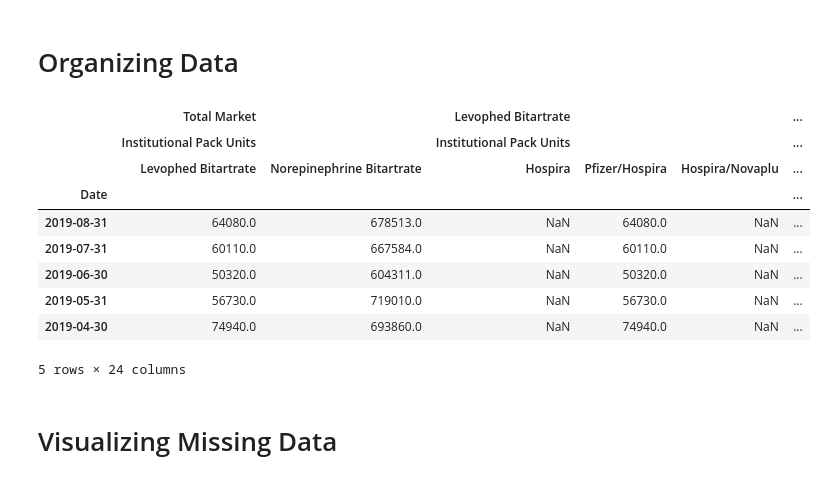
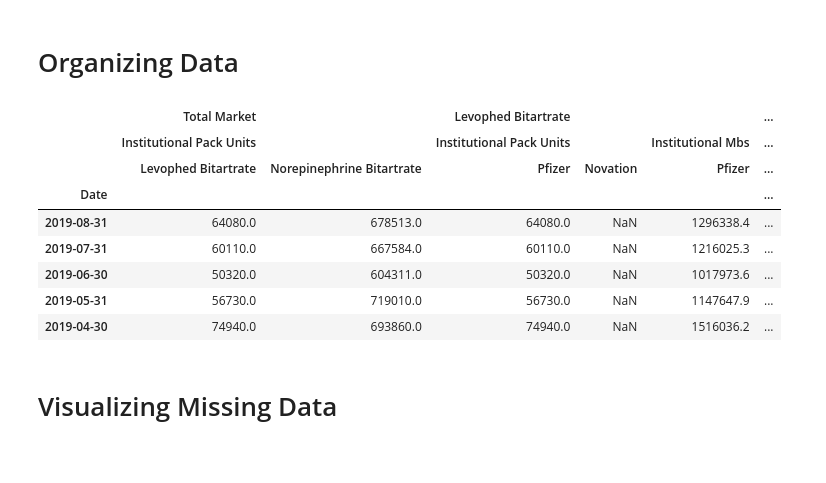
Before and after one commit to rwhughes91/drug_curves, a Jupyter notebook: drug_curves/norepinephrine/norepinephrine_drug_curve.ipynb, the cells around one changed output. Cells and saved outputs as stored; diff of their text form; code cells hidden in the pictures.

```diff
--- a/drug_curves/norepinephrine/norepinephrine_drug_curve.ipynb
+++ b/drug_curves/norepinephrine/norepinephrine_drug_curve.ipynb
@@ -30,36 +43,58 @@ raw_data.columns = multi_index_column_rename(raw_data.columns)
 # %%
 # Examinine that all date columns match
 # Note -- df.duplicated was not working for some reason
 idx = pd.IndexSlice[:, :, "Date"]
 assert raw_data.loc[:, idx].apply(lambda row: row.duplicated(keep=False).all(), axis=1).sum() == raw_data.shape[0]
 
 # Assert "Date" is a timestmap/datetime dtype
 assert pd.core.dtypes.common.is_datetime_or_timedelta_dtype(raw_data.loc[:, idx].iloc[:, 0])
 
 # Push the first "Date Column"
 raw_data.set_index(raw_data.loc[:, idx].iloc[:, 0], inplace=True)
 raw_data.index.name = "Date"
 
 
 # Dropping "Date" Columns and ["Blank"] columns [if any]
 raw_data.drop("Date", axis=1, level=2, inplace=True)
 for level in raw_data.columns:
     if "[Blank]" in level:
         raw_data.drop("[Blank]", axis=1, level=2, inplace=True)
         break
 
+# Dropping rows earlier than 1/31/2013
+raw_data = raw_data.loc[raw_data.index >= pd.Timestamp(year=2013, month=1, day=31), :].copy()
+
+# Dropping empty columns
+columns_to_drop = []
+for column in raw_data:
+    if raw_data.loc[:, column].isnull().all():
+        columns_to_drop.append(column)
+raw_data.drop(columns_to_drop, axis=1, inplace=True)
+
+# Changing column names to match pricerx db
+mapper = {"Pfizer/Hospira": "Pfizer",
+          "Hospira/Novaplu": "Novation",
+          "Amneal Bio": "Amneal",
+          "Sandoz Inc": "Sandoz",
+          "Sicor Pharma": "Teva",
+          "Baxter/Claris": "Claris",
+          "Hikma/West-Ward": "Hikma",
+          "Mylan Instituti": "Mylan",
+         }
+raw_data.rename(mapper, axis=1, level=2, inplace=True)
+
+# Visualizing our new modified df
 raw_data.head()
 # %% [output]
 |  | Total Market |  | Levophed Bitartrate |  |  | ... |
-|  | Institutional Pack Units |  | Institutional Pack Units |  |  | ... |
-|  | Levophed Bitartrate | Norepinephrine Bitartrate | Hospira | Pfizer/Hospira | Hospira/Novaplu | ... |
+|  | Institutional Pack Units |  | Institutional Pack Units |  | Institutional Mbs | ... |
+|  | Levophed Bitartrate | Norepinephrine Bitartrate | Pfizer | Novation | Pfizer | ... |
 | Date |  |  |  |  |  | ... |
-| 2019-08-31 | 64080.0 | 678513.0 | NaN | 64080.0 | NaN | ... |
-| 2019-07-31 | 60110.0 | 667584.0 | NaN | 60110.0 | NaN | ... |
-| 2019-06-30 | 50320.0 | 604311.0 | NaN | 50320.0 | NaN | ... |
-| 2019-05-31 | 56730.0 | 719010.0 | NaN | 56730.0 | NaN | ... |
-| 2019-04-30 | 74940.0 | 693860.0 | NaN | 74940.0 | NaN | ... |
+| 2019-08-31 | 64080.0 | 678513.0 | 64080.0 | NaN | 1296338.4 | ... |
+| 2019-07-31 | 60110.0 | 667584.0 | 60110.0 | NaN | 1216025.3 | ... |
+| 2019-06-30 | 50320.0 | 604311.0 | 50320.0 | NaN | 1017973.6 | ... |
+| 2019-05-31 | 56730.0 | 719010.0 | 56730.0 | NaN | 1147647.9 | ... |
+| 2019-04-30 | 74940.0 | 693860.0 | 74940.0 | NaN | 1516036.2 | ... |
-5 rows × 24 columns
 # %% [markdown]
 # Visualizing Missing Data
 # %%
```
Also changed, not shown: parts of 16 cells of this notebook, 5 other files.
